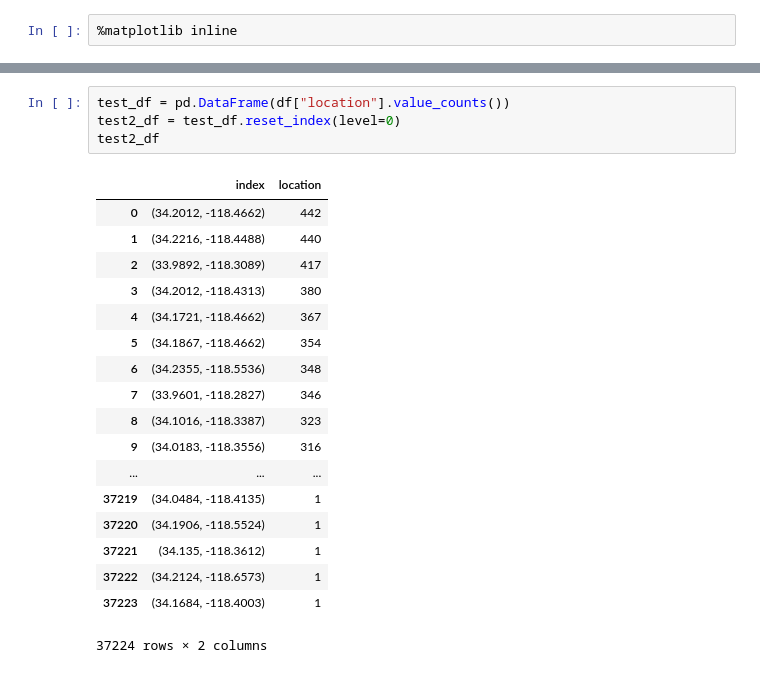
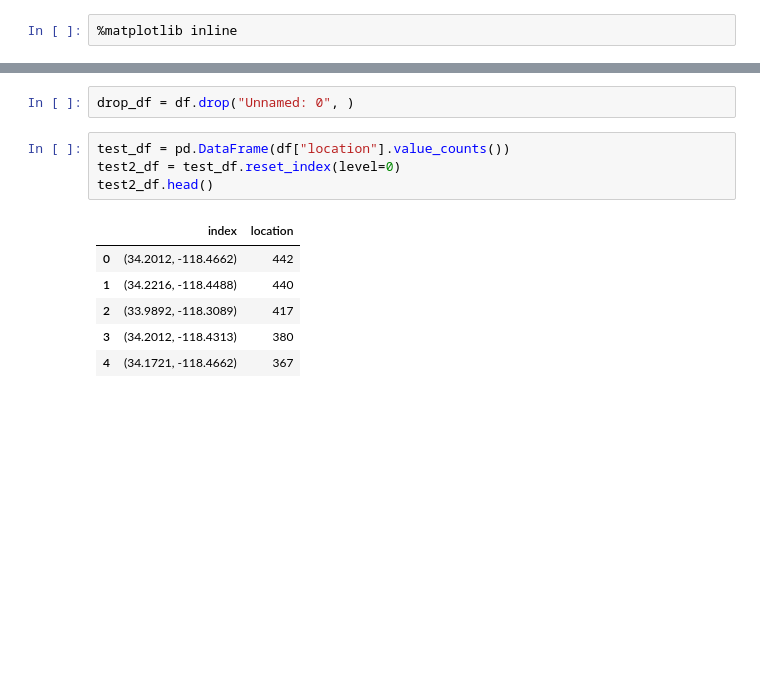
Before and after one commit to shaun-huang/LA-Traffic-Collision-Analysis, a Jupyter notebook: LA Collision Analysis/02 - LA Traffic Collision Analysis - CB.ipynb, the cells around one changed output, grey strips where cells are left out. Saved outputs shown, nothing was run; the diff lists cells and outputs as text; blank space fills up the shorter version.

```diff
--- a/LA Collision Analysis/02 - LA Traffic Collision Analysis - CB.ipynb
+++ b/LA Collision Analysis/02 - LA Traffic Collision Analysis - CB.ipynb
@@ -73,25 +55,15 @@ Name: area, dtype: int64
+# %%
+drop_df = df.drop("Unnamed: 0", )
 # %%
 test_df = pd.DataFrame(df["location"].value_counts())
 test2_df = test_df.reset_index(level=0)
-test2_df
+test2_df.head()
 # %% [output]
 |  | index | location |
 | 0 | (34.2012, -118.4662) | 442 |
 | 1 | (34.2216, -118.4488) | 440 |
 | 2 | (33.9892, -118.3089) | 417 |
 | 3 | (34.2012, -118.4313) | 380 |
 | 4 | (34.1721, -118.4662) | 367 |
-| 5 | (34.1867, -118.4662) | 354 |
-| 6 | (34.2355, -118.5536) | 348 |
-| 7 | (33.9601, -118.2827) | 346 |
-| 8 | (34.1016, -118.3387) | 323 |
-| 9 | (34.0183, -118.3556) | 316 |
-| ... | ... | ... |
-| 37219 | (34.0484, -118.4135) | 1 |
-| 37220 | (34.1906, -118.5524) | 1 |
-| 37221 | (34.135, -118.3612) | 1 |
-| 37222 | (34.2124, -118.6573) | 1 |
-| 37223 | (34.1684, -118.4003) | 1 |
-37224 rows × 2 columns
 # %%
 test3_df = test2_df[test2_df.index != 13]
```
Also changed, not shown: parts of 18 cells of this notebook.
